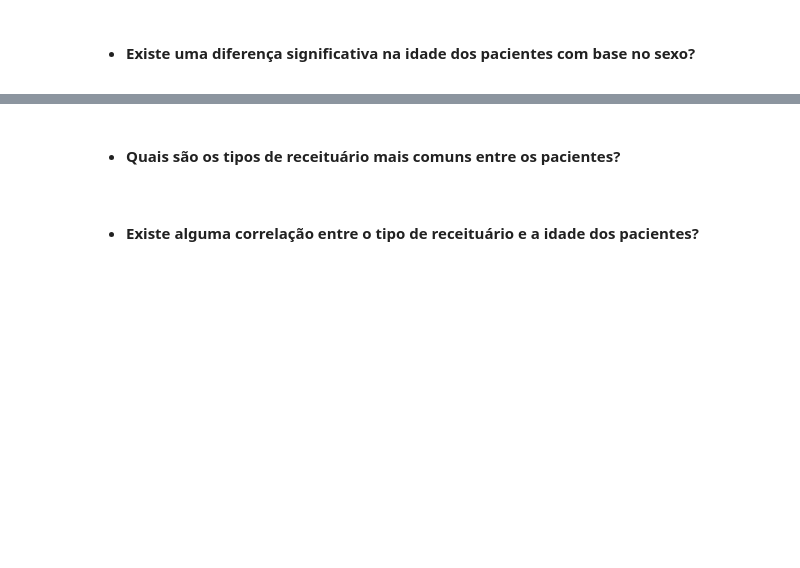
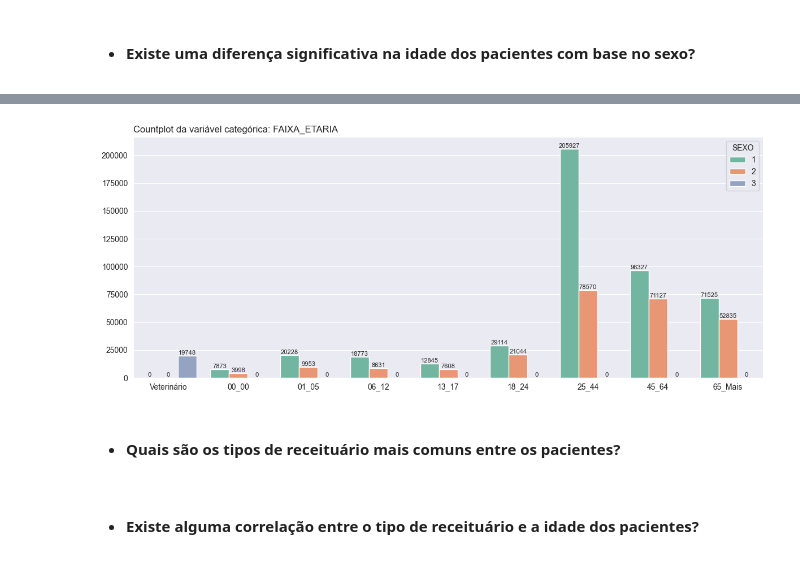
Before and after one commit to emso-exe/Venda_de_medicamentos_controlados_e_antimicrobianos_-_industrializados, a Jupyter notebook: 001_analise_de_vendas.ipynb, the cells around one changed output, grey strips where cells are left out. Saved outputs shown, nothing was run; the diff lists cells and outputs as text; code cells hidden in the pictures; blank space fills up the shorter version.

```diff
--- a/001_analise_de_vendas.ipynb
+++ b/001_analise_de_vendas.ipynb
@@ -795,3 +868,7 @@ plt.show()
+# %%
+graf_countplot(df, 'FAIXA_ETARIA', 'SEXO')
+# %% [output]
+[figure, added]
 # %% [markdown]
 * #### Quais são os tipos de receituário mais comuns entre os pacientes?
 # %% [markdown]
```
Also changed, not shown: parts of 23 cells of this notebook.
